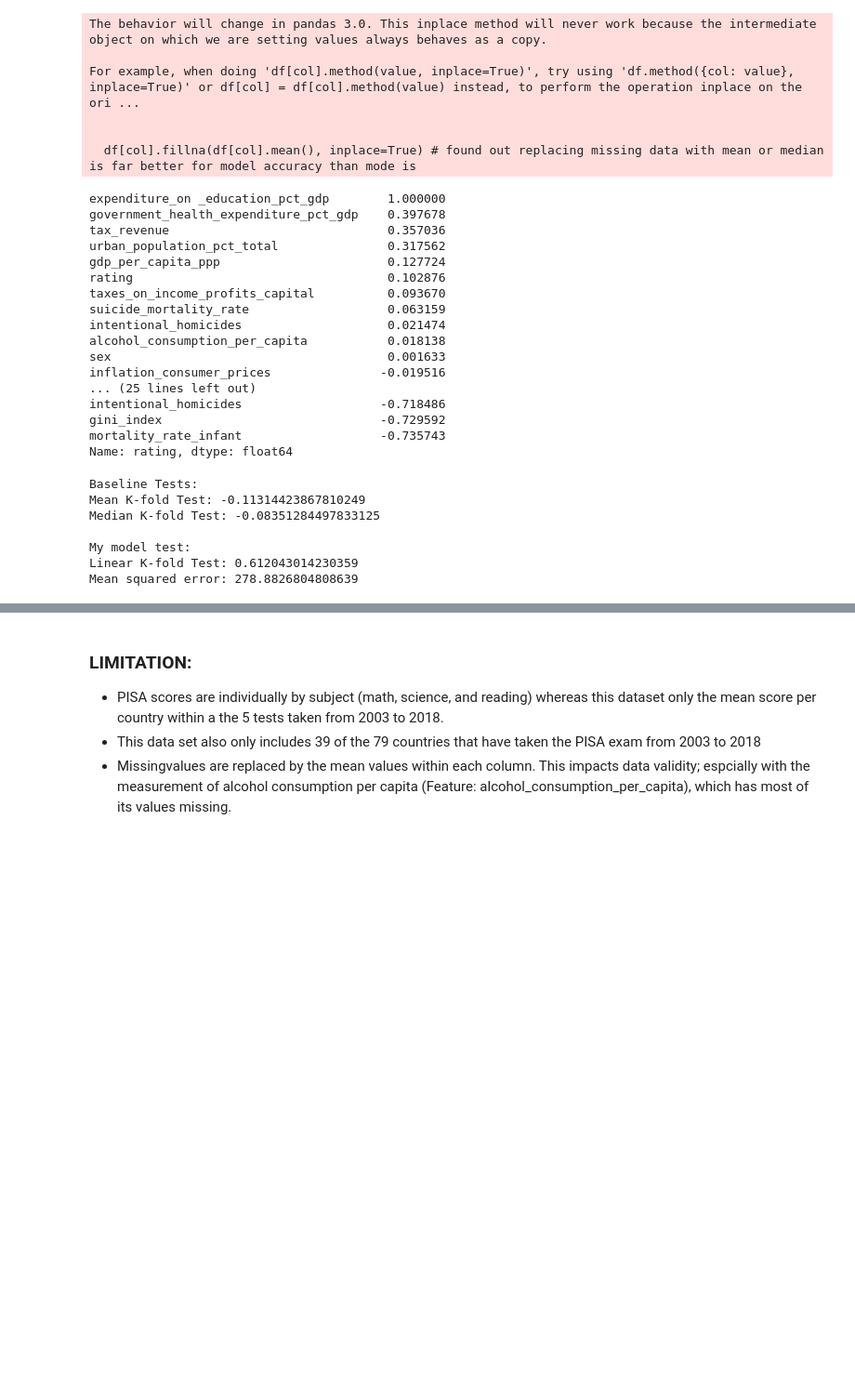
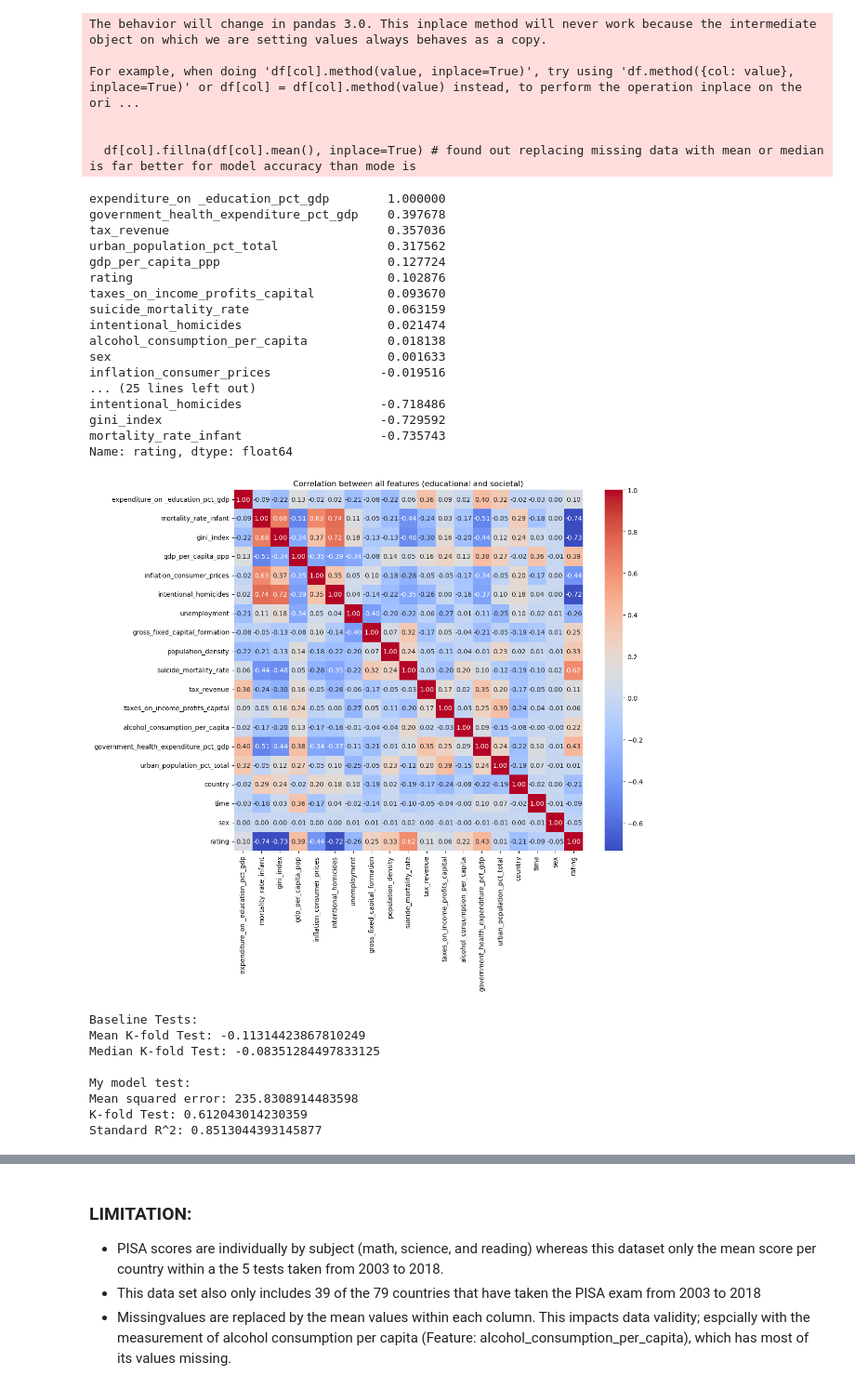
Before and after one commit to lin-howie/csci1090-final-project, a Jupyter notebook: data.ipynb, the cells around one changed output, grey strips where cells are left out. Shown at 93% size. Cells and saved outputs as stored; diff of their text form; code cells hidden in the pictures; blank space fills up the shorter version.

```diff
--- a/data.ipynb
+++ b/data.ipynb
@@ -96,32 +95,44 @@ For example, when doing 'df[col].method(value, inplace=True)', try using 'df.met
 
   df[col].fillna(df[col].mean(), inplace=True) # found out replacing missing data with mean or median is far better for model accuracy than mode is
 # %%
-# find highest correlating values
+# Find highest correlating values
 
-columns = df.columns
-data = df[columns[1:]] # doens't include 'index_code' because it's the same as 'country' and 'time' features
-
+data = df[df.columns[1:]] # doens't include 'index_code' because it's the same as 'country' and 'time' features
 print(data.corr()["expenditure_on _education_pct_gdp"].sort_values(ascending=False))
 print("---------------------------")
 print(data.corr()["rating"].sort_values(ascending=False))
+
+
+# Using a seaborn heatmap for better visualization of all correlations in the data set
+# sns.heatmap parameters:
+# df[df.columns[1:]].corr() is all correlations excluding index_code because it is already covered for
+# annot=True displays the numbers in the boxes
+# fmt=".2f" formats the text to 2 decimal places
+# cmap="coolwarm" changes color scheme
+import seaborn as sns
+plt.figure(figsize=(12,10)) # Changes size of figure
+sns.heatmap(df[df.columns[1:]].corr(), annot=True, fmt=".2f", cmap="coolwarm")
+plt.title("Correlation between all features (educational and societal)")
+plt.show()
 # %% [output]
 expenditure_on _education_pct_gdp        1.000000
 government_health_expenditure_pct_gdp    0.397678
 tax_revenue                              0.357036
 urban_population_pct_total               0.317562
 gdp_per_capita_ppp                       0.127724
 rating                                   0.102876
 taxes_on_income_profits_capital          0.093670
 suicide_mortality_rate                   0.063159
 intentional_homicides                    0.021474
 alcohol_consumption_per_capita           0.018138
 sex                                      0.001633
 inflation_consumer_prices               -0.019516
 ... (25 lines left out)
 intentional_homicides                   -0.718486
 gini_index                              -0.729592
 mortality_rate_infant                   -0.735743
 Name: rating, dtype: float64
+[figure, added]
 # %%
 # Selecting features with a high correlation to eduction expenditure as a percentage of gdp and PISA rating
 X_features = ['country',
@@ -153,23 +160,28 @@ X_train, X_test, y_train, y_test = train_test_split(X, y, test_size=0.2)
 mean_model = DummyRegressor(strategy="mean")
 median_model = DummyRegressor(strategy="median")
 
+# Print baseline tests
 print("Baseline Tests:\nMean K-fold Test:", cross_val_score(mean_model, X, y).mean())
 print("Median K-fold Test:", cross_val_score(median_model, X, y).mean())
 
 
 # Evaluating a linear regression model
-linear_model = LinearRegression()
-linear_model.fit(X_train, y_train)
-y_hat = linear_model.predict(X_test)
+linear_model = LinearRegression() # declare model
+linear_model.fit(X_train, y_train) # training model
+y_hat = linear_model.predict(X_test) # predict using model
 
-print("\nMy model test:\nLinear K-fold Test:", cross_val_score(linear_model, X, y).mean())
-print("Mean squared error:", mean_squared_error(y_test, y_hat))
+# Print My model's tests
+print("\nMy model test:\nMean squared error:", mean_squared_error(y_test, y_hat))
+
+print("K-fold Test:", cross_val_score(linear_model, X, y).mean()) # I learned that default scoring is R^2
+print("Standard R^2:", linear_model.score(X_test, y_test)) # I leared R^2 is default test. Same as using r2_score from sklearn.metrics
 # %% [output]
 Baseline Tests:
 Mean K-fold Test: -0.11314423867810249
 Median K-fold Test: -0.08351284497833125
 
 My model test:
-Linear K-fold Test: 0.612043014230359
-Mean squared error: 278.8826804808639
+Mean squared error: 235.8308914483598
+K-fold Test: 0.612043014230359
+Standard R^2: 0.8513044393145877
 # %% [markdown]
```
Also changed, not shown: parts of 7 cells of this notebook.
